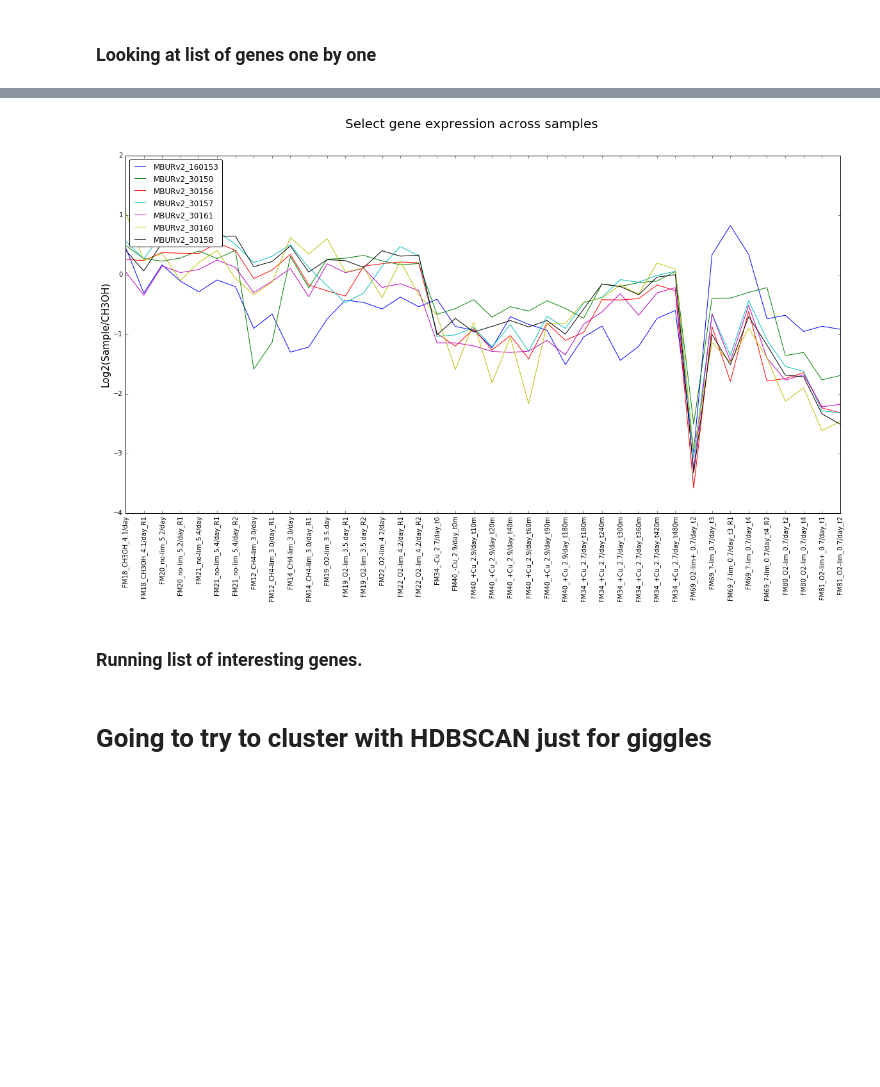
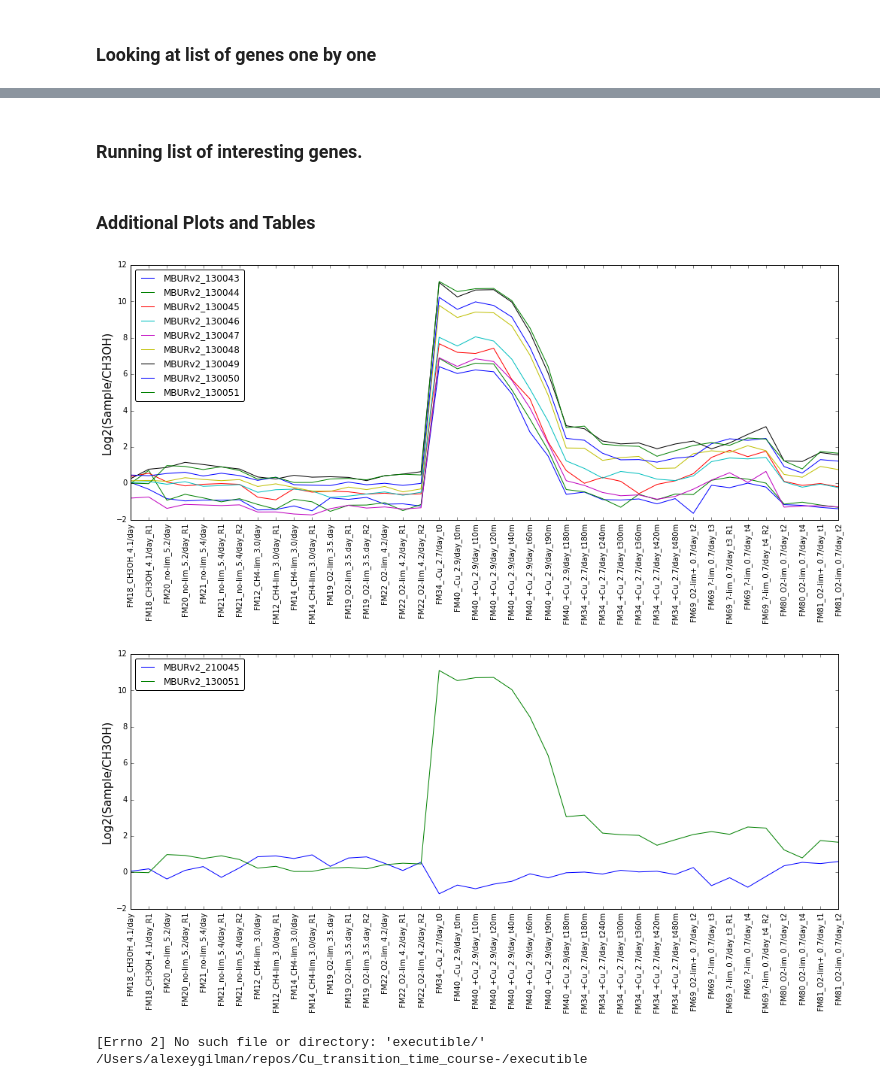
Before and after one commit to JiayuanGuo/Cu_transition_time_course-, a Jupyter notebook: Clustering_all_transcripts_via_K_means.ipynb, the cells around one changed output, grey strips where cells are left out. Cells and saved outputs as stored; diff of their text form; code cells hidden in the pictures; blank space fills up the shorter version.

```diff
--- a/Clustering_all_transcripts_via_K_means.ipynb
+++ b/Clustering_all_transcripts_via_K_means.ipynb
@@ -850,8 +856,3 @@ draw_gene_list(df6_clusters, ["MBURv2_tRNA36"] + ["MBURv2_130036", "MBURv2_13030
-# %%
-draw_gene_list(df6_clusters, ["MBURv2_160153","MBURv2_30150", "MBURv2_30156", "MBURv2_30157", "MBURv2_30161", "MBURv2_30160",
-                    "MBURv2_30158"])
-# %% [output]
-[figure, removed]
 # %% [markdown]
 ### Running list of interesting genes.
 # %%
@@ -926,5 +927,3 @@ gene_list_P1 = ['MBURv2_200002',
                 "MBURv2_210047", #found manually cluster #13
 
                ]
-# %% [markdown]
-# Going to try to cluster with HDBSCAN just for giggles
@@ -943,0 +930,20 @@ print(np.bincount(labels[labels!=-1]))
+# %% [markdown]
+### Additional Plots and Tables
+# %%
+#Drawing the lst of Marys genes:
+list_to_draw = ["MBURv2_130043","MBURv2_130044","MBURv2_130045","MBURv2_130046","MBURv2_130047",
+"MBURv2_130048","MBURv2_130049","MBURv2_130050","MBURv2_130051"]
+
+draw_gene_list(df6_clusters, list_to_draw)
+# %% [output]
+[figure, added]
+# %%
+#drawing expression of pMMO and sMMO
+draw_gene_list(df6_clusters, ["MBURv2_210045", "MBURv2_130051"])
+# %% [output]
+[figure, added]
+# %%
+cd executible/
+# %% [output]
+[Errno 2] No such file or directory: 'executible/'
+/Users/alexeygilman/repos/Cu_transition_time_course-/executible
```
Also changed, not shown: parts of 13 cells of this notebook, 30 other files.
